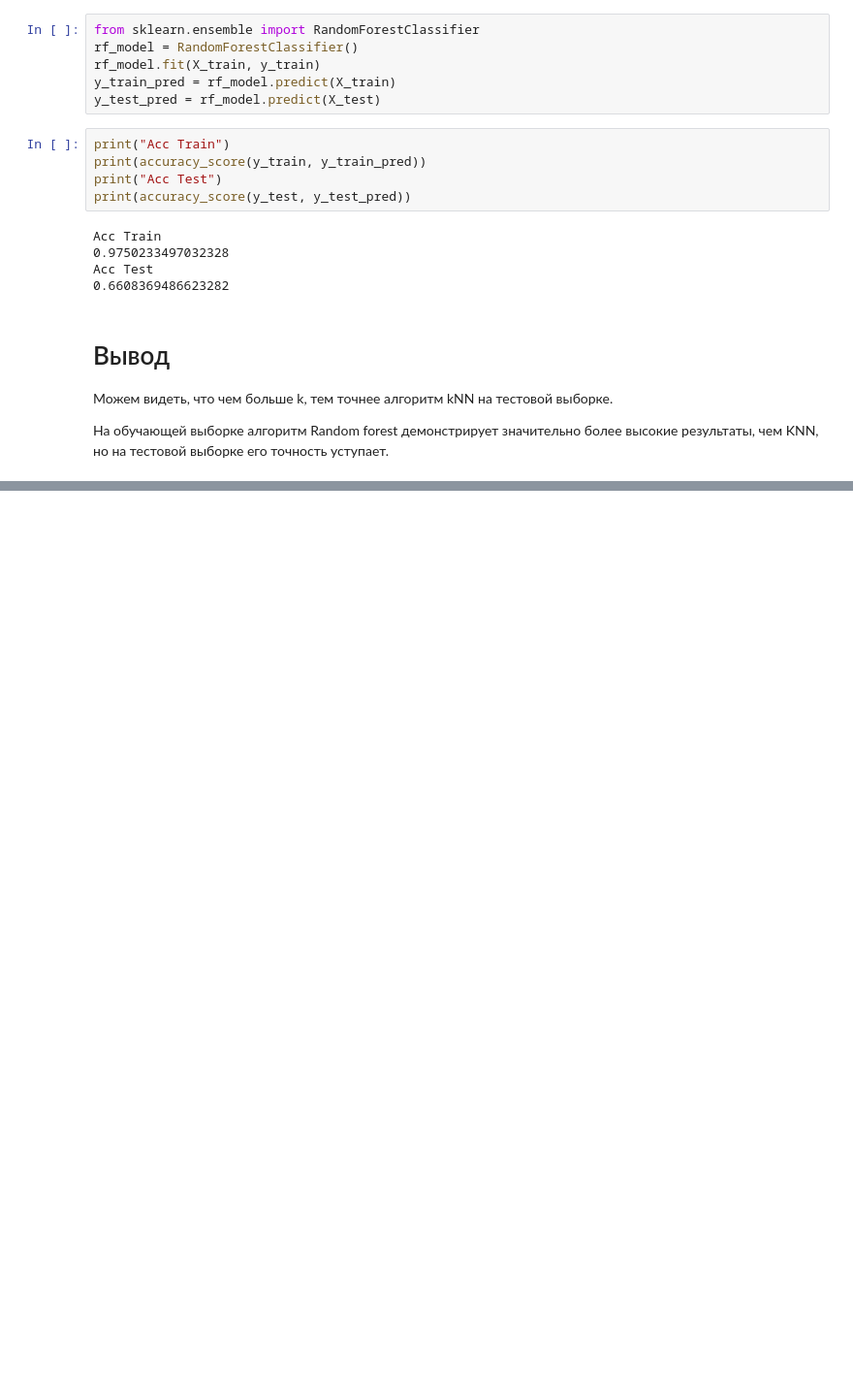
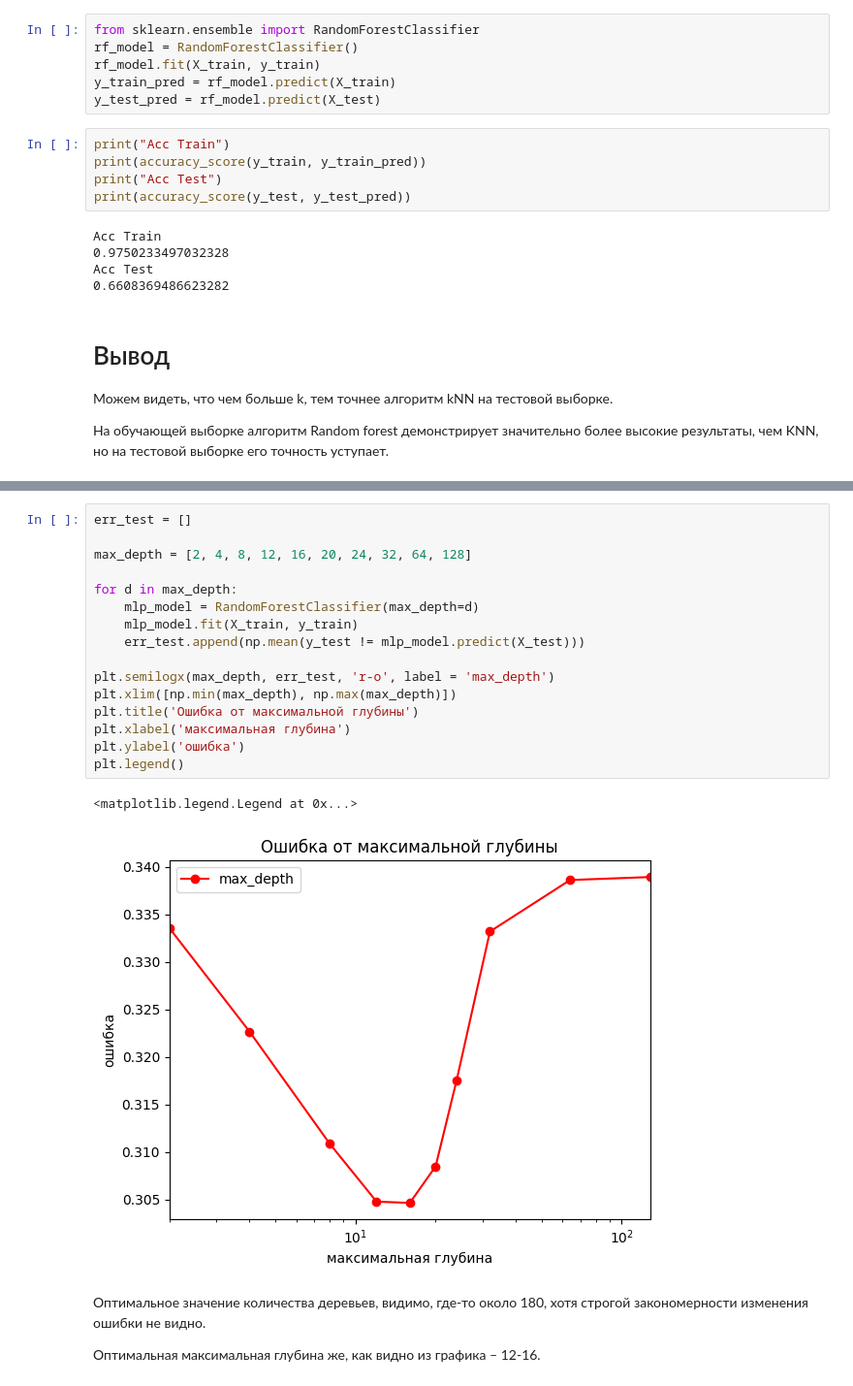
Before and after one commit to 1nanto/ml_lab, a Jupyter notebook: lab021124.ipynb, the cells around one changed output, grey strips where cells are left out. Shown at 97% size. Drawn from its saved outputs; the diff is of its cells as text; blank space fills up the shorter version.

```diff
--- a/lab021124.ipynb
+++ b/lab021124.ipynb
@@ -422,0 +445,23 @@ Acc Test
+# %%
+err_test = []
+
+max_depth = [2, 4, 8, 12, 16, 20, 24, 32, 64, 128]
+
+for d in max_depth:
+    mlp_model = RandomForestClassifier(max_depth=d)
+    mlp_model.fit(X_train, y_train)
+    err_test.append(np.mean(y_test != mlp_model.predict(X_test)))
+
+plt.semilogx(max_depth, err_test, 'r-o', label = 'max_depth')
+plt.xlim([np.min(max_depth), np.max(max_depth)])
+plt.title('Ошибка от максимальной глубины')
+plt.xlabel('максимальная глубина')
+plt.ylabel('ошибка')
+plt.legend()
+# %% [output]
+<matplotlib.legend.Legend at 0x...>
+[figure, added]
+# %% [markdown]
+Оптимальное значение количества деревьев, видимо, где-то около 180, хотя строгой закономерности изменения ошибки не видно.
+
+Оптимальная максимальная глубина же, как видно из графика – 12-16.
```
Also changed, not shown: parts of 2 cells of this notebook.
